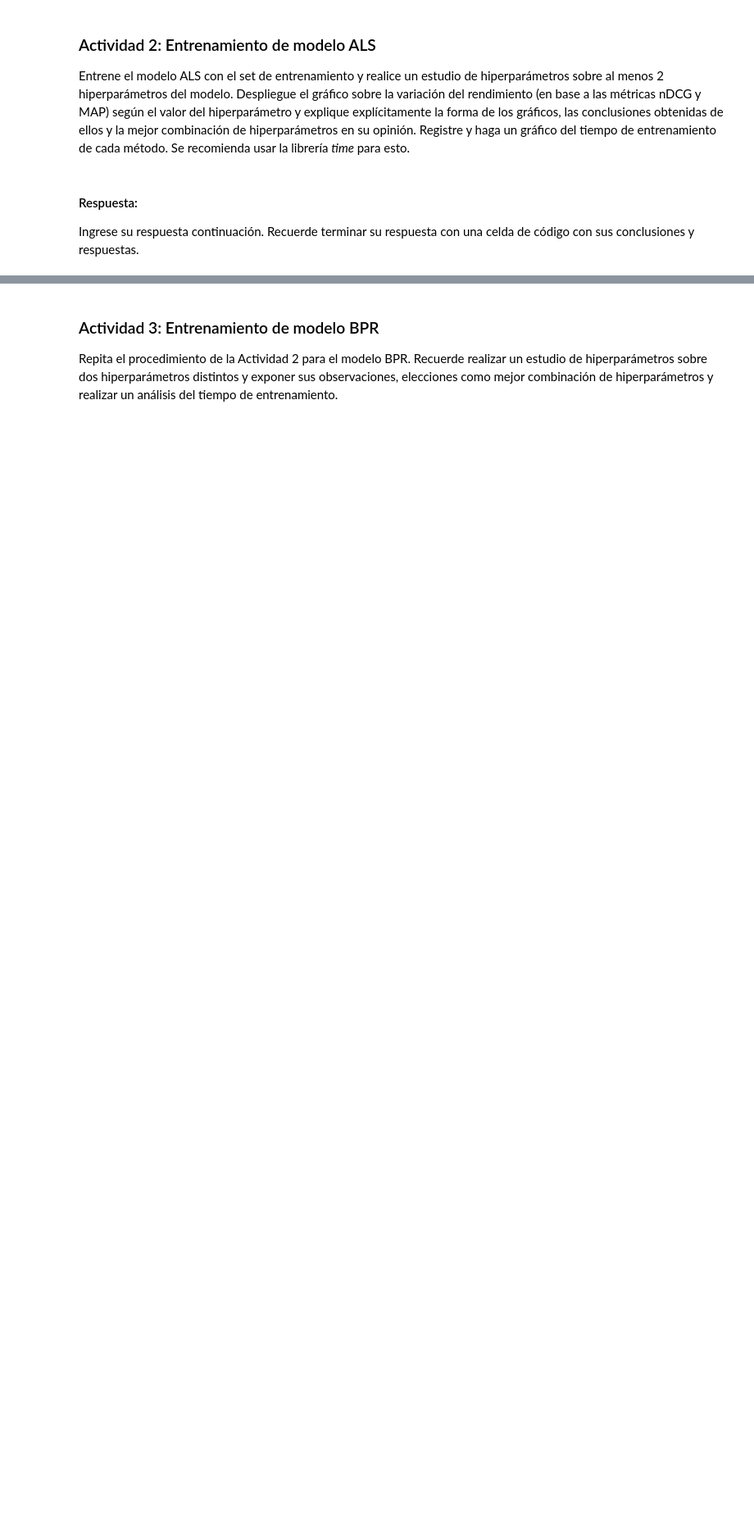
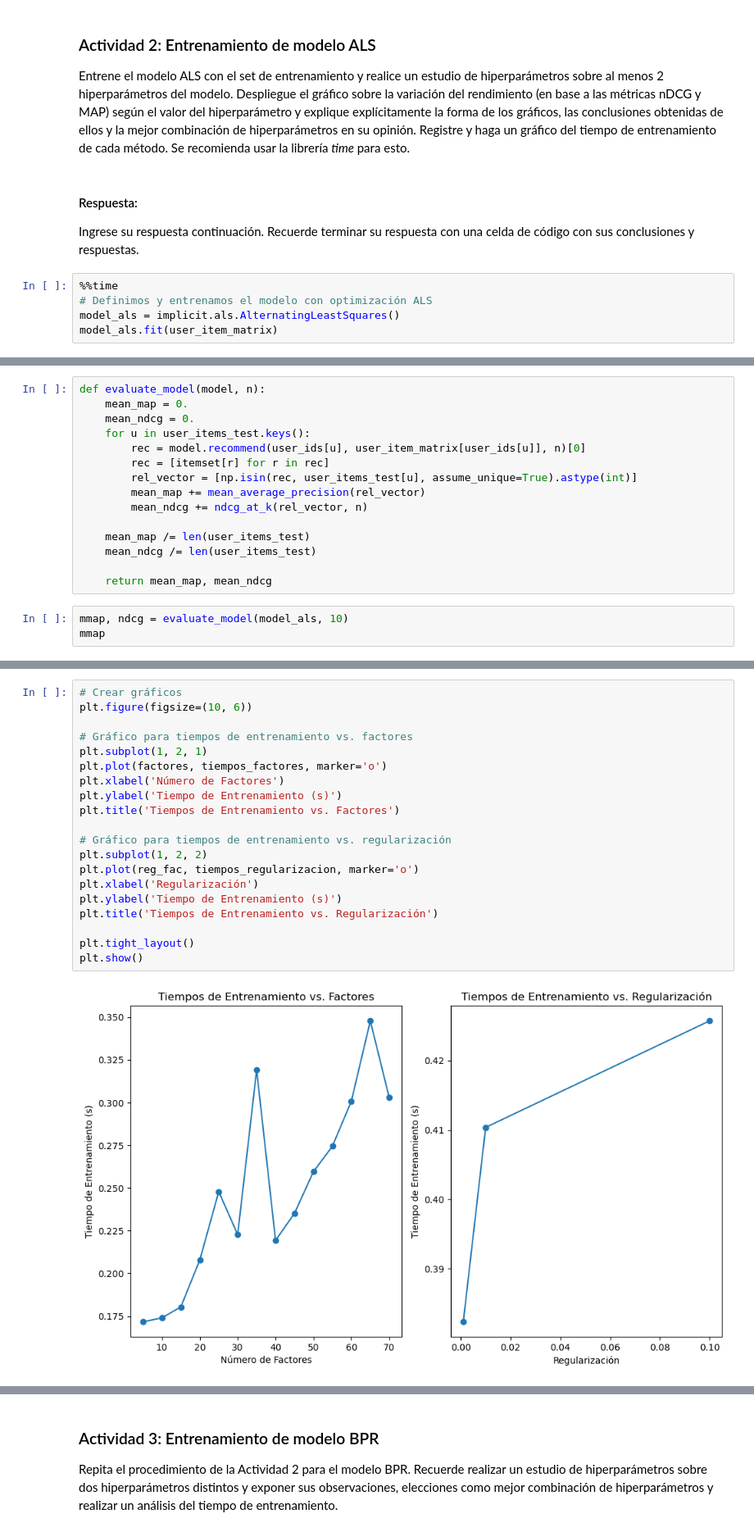
Before and after one commit to igmendozac/Sistemas_Recomendadores, a Jupyter notebook: Notebooks/Tarea_2{Ivan}_{Mendoza}_{Kevin}_{Castañeda}.ipynb, the cells around one changed output, grey strips where cells are left out. Shown: that part at 82% size. Saved outputs shown, nothing was run; the diff lists cells and outputs as text; blank space fills up the shorter version.

```diff
--- a/Notebooks/Tarea_2{Ivan}_{Mendoza}_{Kevin}_{Castañeda}.ipynb
+++ b/Notebooks/Tarea_2{Ivan}_{Mendoza}_{Kevin}_{Castañeda}.ipynb
@@ -224,3 +224,8 @@ Entrene el modelo ALS con el set de entrenamiento y realice un estudio de hiperp
 #### Respuesta:
 
 Ingrese su respuesta continuación. Recuerde terminar su respuesta con una celda de código con sus conclusiones y respuestas.
+# %%
+%%time
+# Definimos y entrenamos el modelo con optimización ALS
+model_als = implicit.als.AlternatingLeastSquares()
+model_als.fit(user_item_matrix)
@@ -226,0 +235,18 @@ Ingrese su respuesta continuación. Recuerde terminar su respuesta con una celda
+# %%
+def evaluate_model(model, n):
+    mean_map = 0.
+    mean_ndcg = 0.
+    for u in user_items_test.keys():
+        rec = model.recommend(user_ids[u], user_item_matrix[user_ids[u]], n)[0]
+        rec = [itemset[r] for r in rec]
+        rel_vector = [np.isin(rec, user_items_test[u], assume_unique=True).astype(int)]
+        mean_map += mean_average_precision(rel_vector)
+        mean_ndcg += ndcg_at_k(rel_vector, n)
+
+    mean_map /= len(user_items_test)
+    mean_ndcg /= len(user_items_test)
+
+    return mean_map, mean_ndcg
+# %%
+mmap, ndcg = evaluate_model(model_als, 10)
+mmap
@@ -226,0 +297,22 @@ Ingrese su respuesta continuación. Recuerde terminar su respuesta con una celda
+# %%
+# Crear gráficos
+plt.figure(figsize=(10, 6))
+
+# Gráfico para tiempos de entrenamiento vs. factores
+plt.subplot(1, 2, 1)
+plt.plot(factores, tiempos_factores, marker='o')
+plt.xlabel('Número de Factores')
+plt.ylabel('Tiempo de Entrenamiento (s)')
+plt.title('Tiempos de Entrenamiento vs. Factores')
+
+# Gráfico para tiempos de entrenamiento vs. regularización
+plt.subplot(1, 2, 2)
+plt.plot(reg_fac, tiempos_regularizacion, marker='o')
+plt.xlabel('Regularización')
+plt.ylabel('Tiempo de Entrenamiento (s)')
+plt.title('Tiempos de Entrenamiento vs. Regularización')
+
+plt.tight_layout()
+plt.show()
+# %% [output]
+[figure, added]
```
Also changed, not shown: parts of 6 cells of this notebook, 2 other files.
